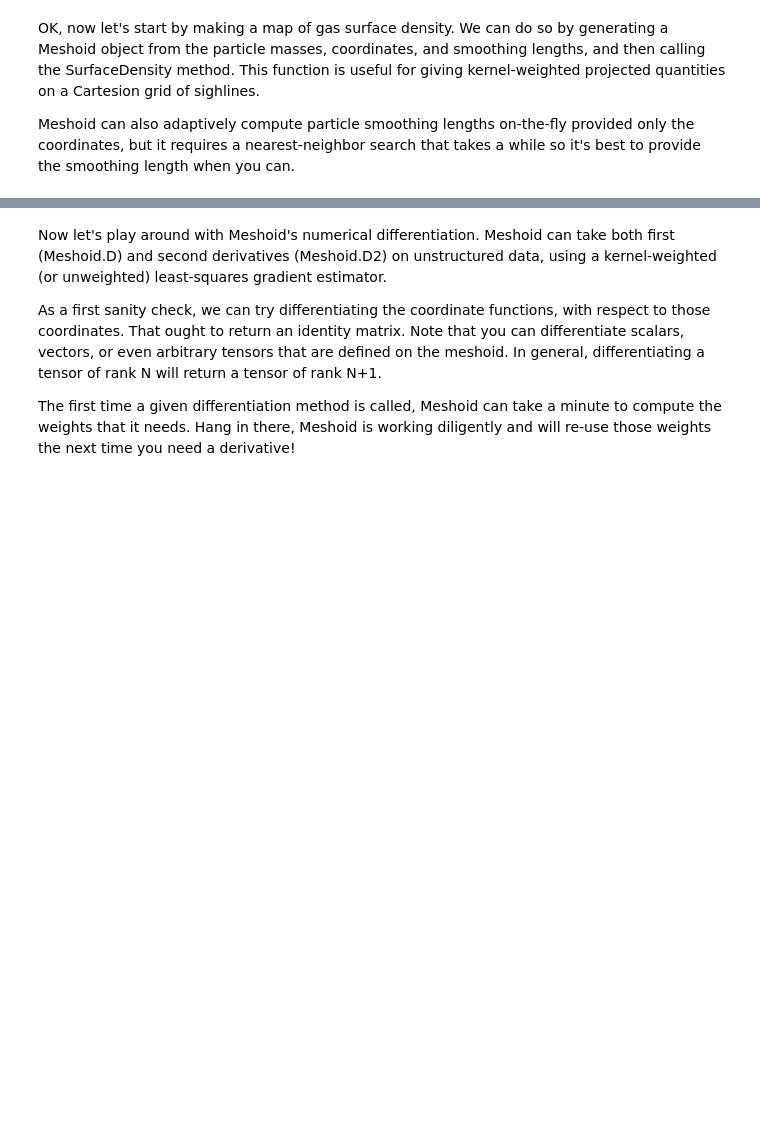
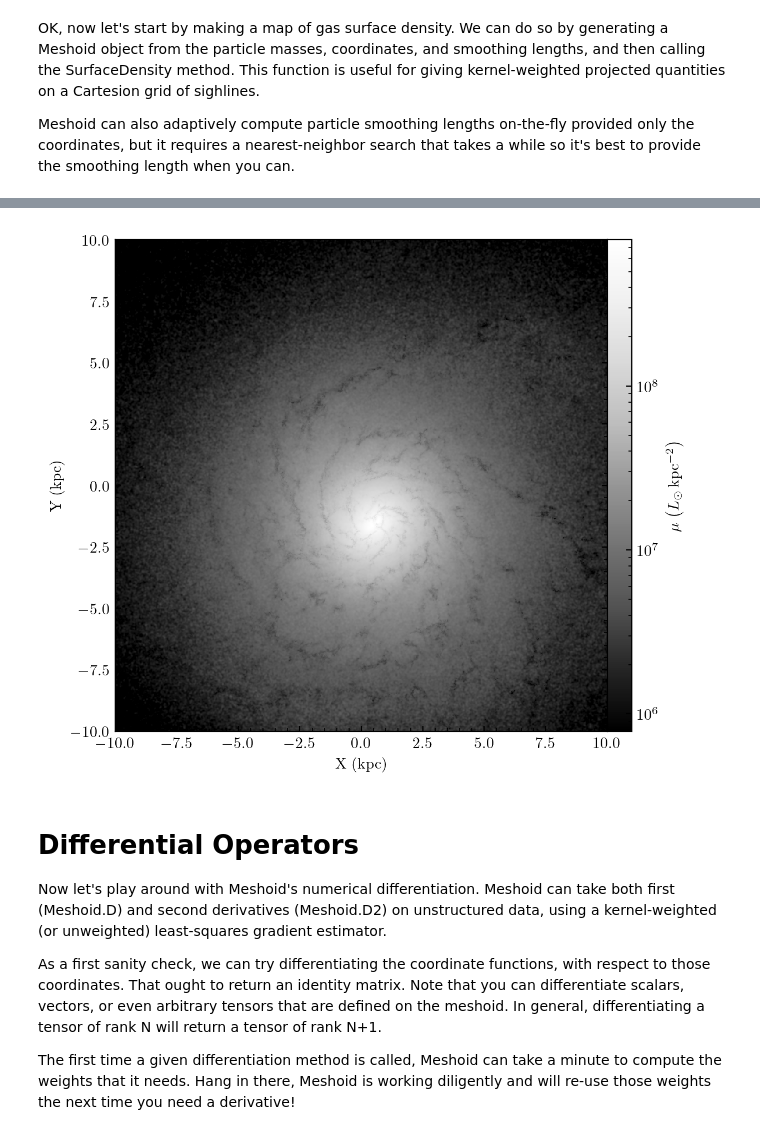
Before and after one commit to mikegrudic/meshoid, a Jupyter notebook: examples/MeshoidTest.ipynb, the cells around one changed output, grey strips where cells are left out. Cells and saved outputs as stored; diff of their text form; code cells hidden in the pictures; blank space fills up the shorter version.

Commit message:
docs: updates to example notebook and readme walkthrough

```diff
--- a/examples/MeshoidTest.ipynb
+++ b/examples/MeshoidTest.ipynb
@@ -15,6 +13,0 @@ Now let's load some of the gas data fields from a FIRE snapshot using load_from_
-# %%
-rho = load_from_snapshot("Density", 0, "Meshoid/examples/", 600)
-density_cut = (rho*300 > .1)
-pdata = {}
-for field in "Masses", "Coordinates", "SmoothingLength", "Velocities":
-    pdata[field] = load_from_snapshot(field, 0, "Meshoid/examples/", 600, particle_mask=np.arange(len(rho))[density_cut])
@@ -63,4 +97,47 @@ plt.show()
+# %%
+from meshoid.radiation import radtransfer, dust_abs_opacity
+from astropy import units as u, constants as c
+kappa_dust_codeunits = dust_abs_opacity(0.555) * (u.cm**2/u.g).to(u.kpc**2/(1e10*c.M_sun)) # dust opacity in cgs converted to solar - evaluated at 555nm
+kappa_gas = np.repeat(kappa_dust_codeunits,len(mass))
+j_gas = np.zeros_like(mass) # assume dust does not emit
+
+# have to get the star properties now
+x_stars = (load_from_snapshot("Coordinates", 4, ".", 600) - center) @ coordinate_basis
+m_stars = load_from_snapshot("Masses", 4, ".", 600)
+h_star = np.repeat(0.1, len(m_stars)) # 100pc radii
+MASS_TO_LIGHT_SOLAR = 1. # emissivity is just the light-to-mass ratio for stars - here assume 1 (old-ish stellar population in V-band)
+j_star = np.repeat(1e10/(MASS_TO_LIGHT_SOLAR), len(m_stars)) # we are assuming a constant emissivity throughout the kernel-smoothed star particles
+kappa_stars = np.zeros(len(m_stars))
+
+# now combine all emissivities, opacities, masses, kernel lengths
+j_all = np.atleast_2d(np.concatenate([j_gas, j_star])).T # 2D because this has shape (num_particles, num_bands) (can have an arbitrary number of bands)
+kappa_all = np.atleast_2d(np.concatenate([kappa_gas, kappa_stars])).T # ditto
+kappa_all = kappa_all.clip(1e-100) # we divide by kappa at a certain point so put this to avoid floating-point errors
+h_all = np.concatenate([hsml, h_star])
+m_all = np.concatenate([mass, m_stars])
+x_all = np.concatenate([pos,x_stars],axis=0)
+
+rmax = 10
+res = 1024
+X = Y = np.linspace(-rmax, rmax, res)
+X, Y = np.meshgrid(X, Y, indexing='ij')
+I = radtransfer(j_all, m_all,kappa_all, x_all,h_all,res,2*rmax) # actual call to rad transfer solver
+# screw you I'm not converting this to mag/arcsec^2
+
+fig, ax = plt.subplots(figsize=(6,6))
+p = ax.pcolormesh(X,Y, I[:,:,0], norm=colors.LogNorm(vmin=I.max()/1e3, vmax=I.max()), cmap="Greys_r")
+ax.set_aspect('equal')
+divider = make_axes_locatable(ax)
+cax = divider.append_axes("right", size="5%", pad=0.0)
+fig.colorbar(p,label=r"$\mu\,\left(L_\odot\,\rm kpc^{-2}\right)\, $",cax=cax)
+ax.set_xlabel("X (kpc)")
+ax.set_ylabel("Y (kpc)")
+plt.show()
+# %% [output]
+[figure, added]
 # %% [markdown]
+# Differential Operators
+
 Now let's play around with Meshoid's numerical differentiation. Meshoid can take both first (Meshoid.D) and second derivatives (Meshoid.D2) on unstructured data, using a kernel-weighted (or unweighted) least-squares gradient estimator.
 
 As a first sanity check, we can try differentiating the coordinate functions, with respect to those coordinates. That ought to return an identity matrix. Note that you can differentiate scalars, vectors, or even arbitrary tensors that are defined on the meshoid. In general, differentiating a tensor of rank N will return a tensor of rank N+1.
```
Also changed, not shown: parts of 15 cells of this notebook, 10 other files.
